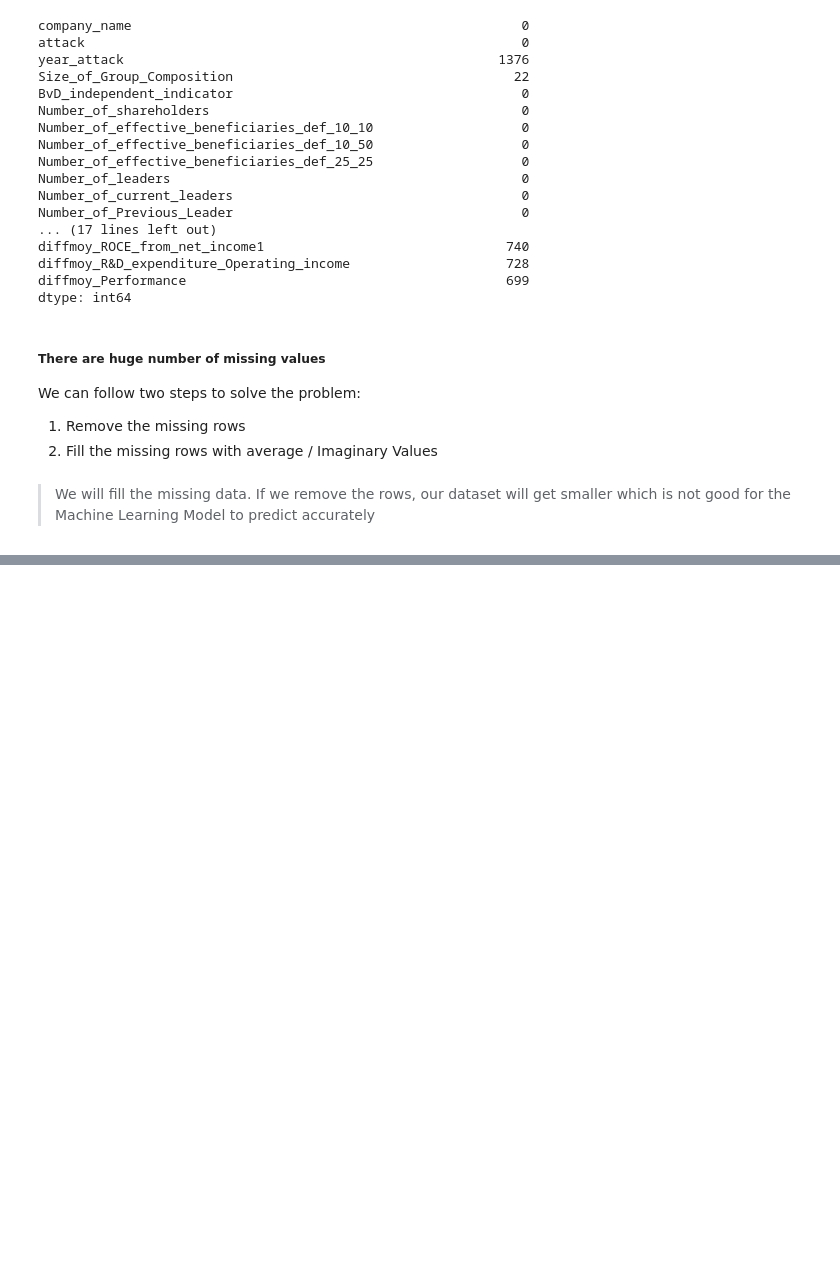
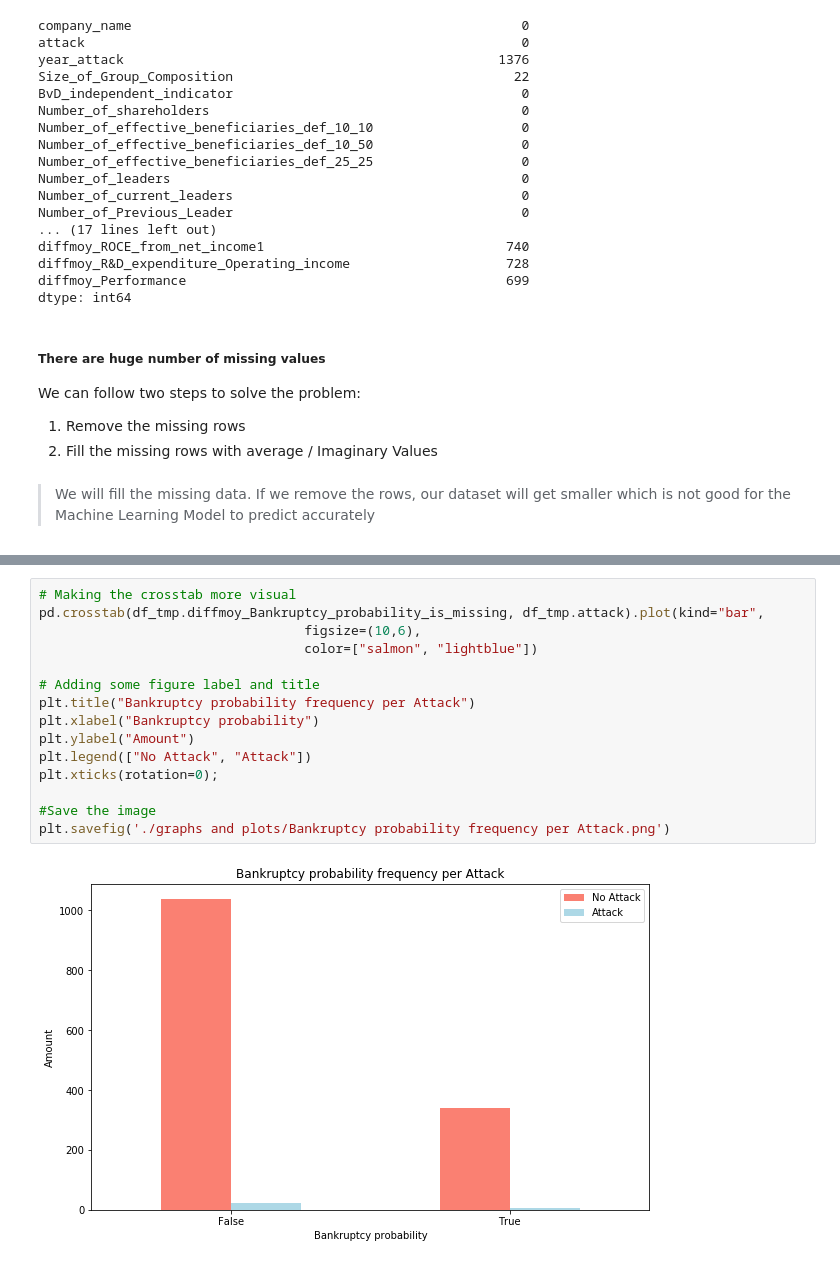
Before and after one commit to tanvirakibul/hedge_fund-attack-ml, a Jupyter notebook: predicting companies getting attacked by a hedge fund.ipynb, the cells around one changed output, grey strips where cells are left out. Drawn from its saved outputs; the diff is of its cells as text; blank space fills up the shorter version.

```diff
--- a/predicting companies getting attacked by a hedge fund.ipynb
+++ b/predicting companies getting attacked by a hedge fund.ipynb
@@ -174,0 +586,17 @@ We can follow two steps to solve the problem:
+# %%
+# Making the crosstab more visual
+pd.crosstab(df_tmp.diffmoy_Bankruptcy_probability_is_missing, df_tmp.attack).plot(kind="bar",
+                                  figsize=(10,6),
+                                  color=["salmon", "lightblue"])
+
+# Adding some figure label and title
+plt.title("Bankruptcy probability frequency per Attack")
+plt.xlabel("Bankruptcy probability")
+plt.ylabel("Amount")
+plt.legend(["No Attack", "Attack"])
+plt.xticks(rotation=0);
+
+#Save the image
+plt.savefig('./graphs and plots/Bankruptcy probability frequency per Attack.png')
+# %% [output]
+[figure, added]
```
Also changed, not shown: parts of 88 cells of this notebook.
